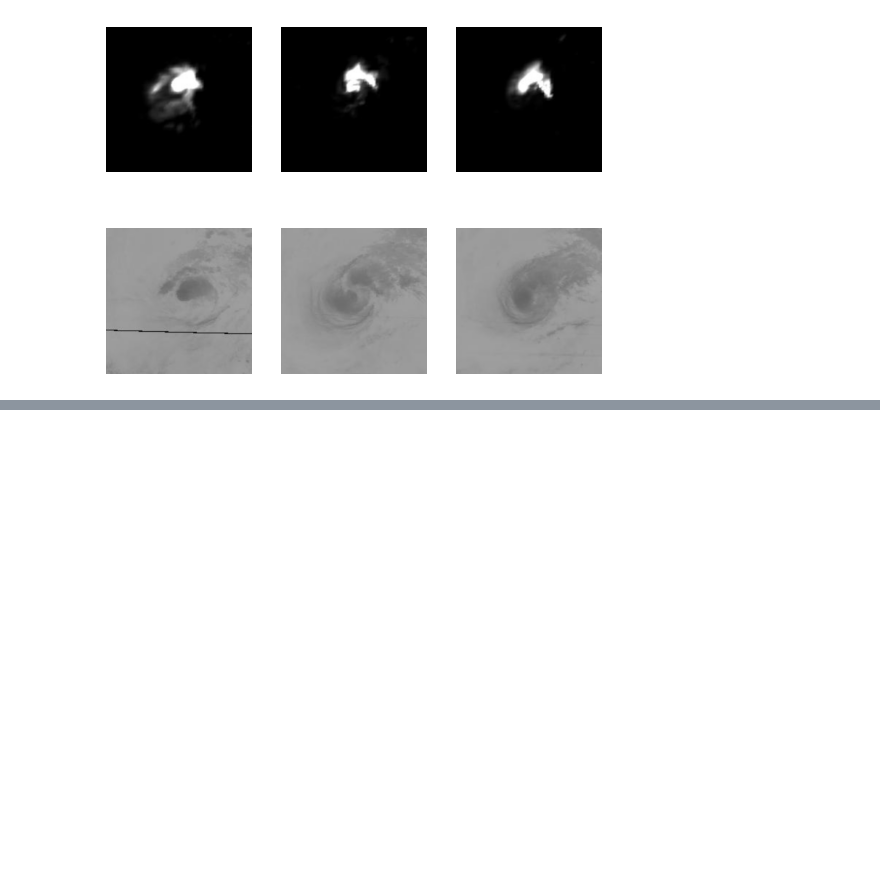
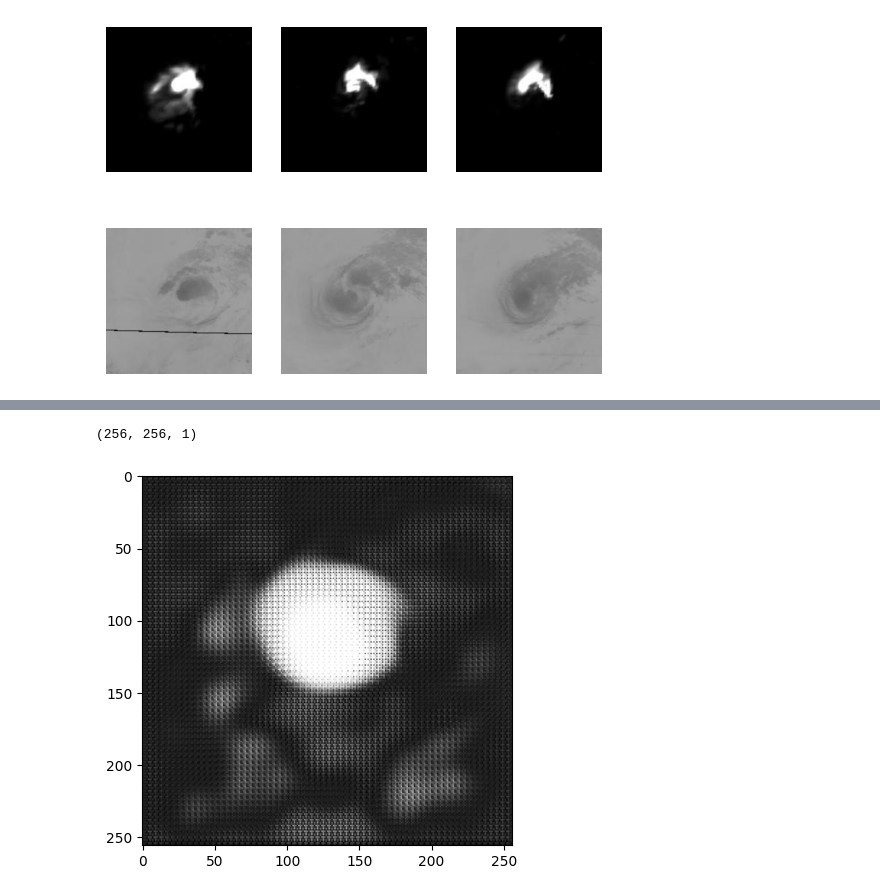
Before and after one commit to kbdharun/kaggle-notebooks, a Jupyter notebook: cyclone-cyclegan.ipynb, the cells around one changed output, grey strips where cells are left out. Cells and saved outputs as stored; diff of their text form; code cells hidden in the pictures; blank space fills up the shorter version.

```diff
--- a/cyclone-cyclegan.ipynb
+++ b/cyclone-cyclegan.ipynb
@@ -420,0 +859,6 @@ I0000 00:00:1709206897.331578     105 device_compiler.h:186] Compiled cluster us
+# %%
+plt.imshow(A_reconstructed,cmap='gray')
+print(A_reconstructed.shape)
+# %% [output]
+(256, 256, 1)
+[figure, added]
```
Also changed, not shown: parts of 43 cells of this notebook.
